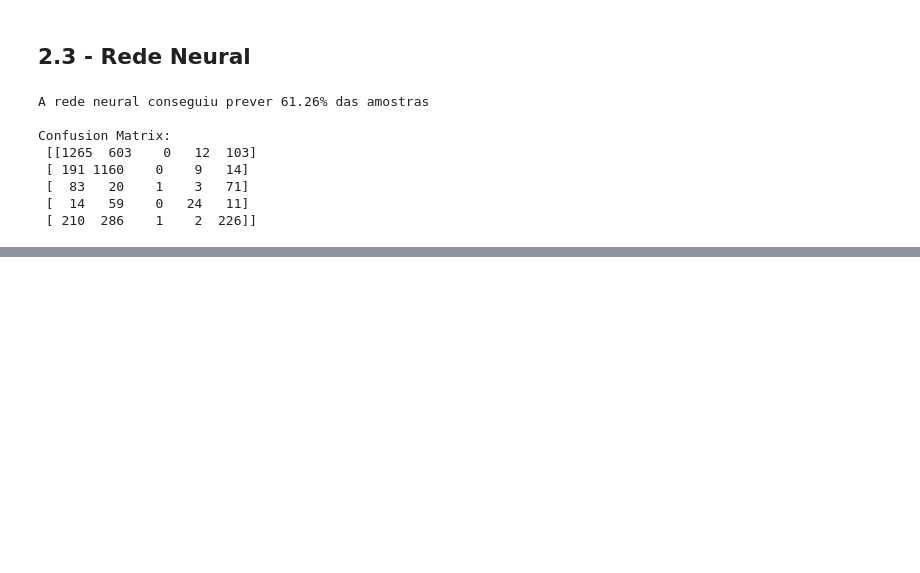
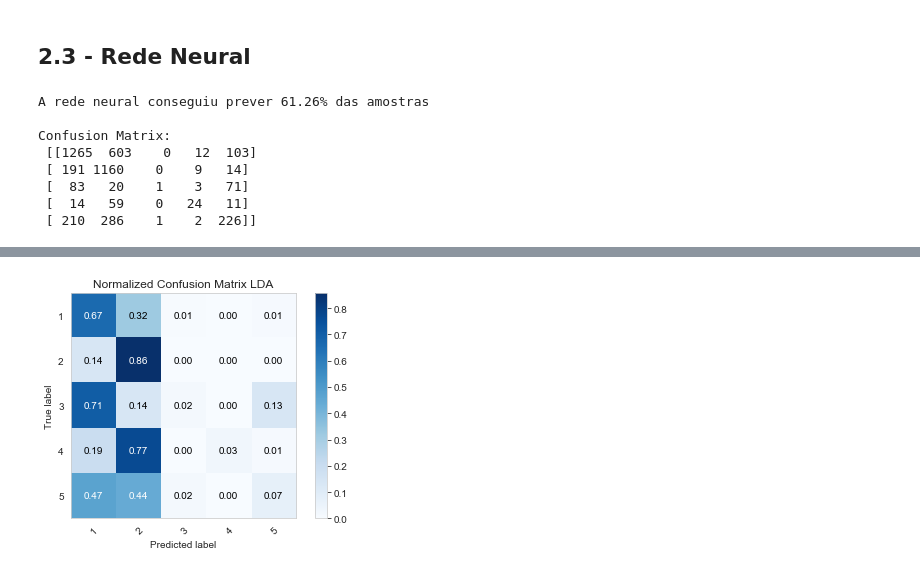
Before and after one commit to ezequiasjunior/ica2019.2, a Jupyter notebook: Homework03/classification.ipynb, the cells around one changed output, grey strips where cells are left out. Cells and saved outputs as stored; diff of their text form; code cells hidden in the pictures; blank space fills up the shorter version.

```diff
--- a/Homework03/classification.ipynb
+++ b/Homework03/classification.ipynb
@@ -135,0 +187,7 @@ plt.show()
+# %%
+fig,ax=plot_confusion_matrix(y_teste,pred,normalize=True,title='Normalized Confusion Matrix LDA',classes=['1','2','3','4','5'])
+plt.grid()
+plt.show()
+fig.savefig('Homework03/hw3-fig/CMLDA.png')
+# %% [output]
+[figure, added]
```
Also changed, not shown: parts of 14 cells of this notebook, 8 other files.
